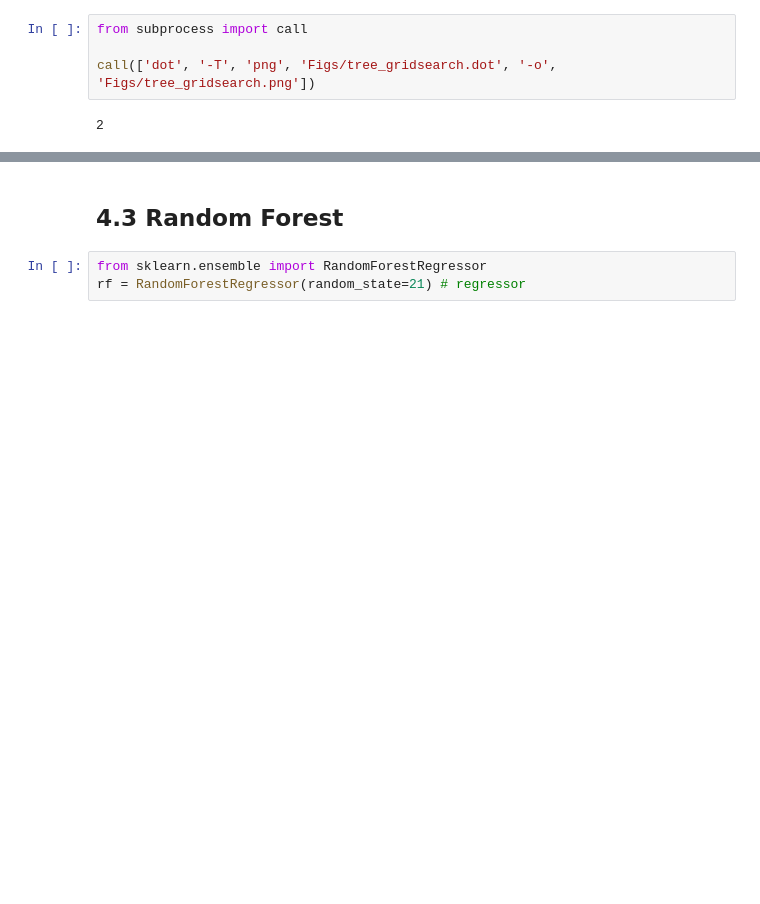
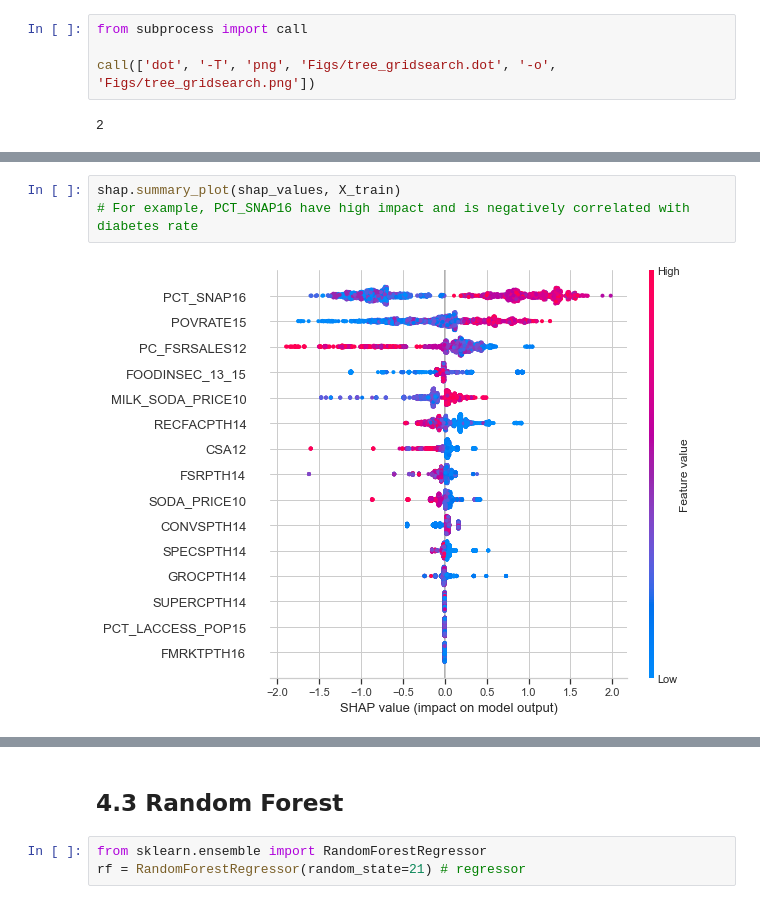
Before and after one commit to BrachyS/Poverty_food_environment_diabetes, a Jupyter notebook: Final_food-poverty-diabetes.ipynb, the cells around one changed output, grey strips where cells are left out. Drawn from its saved outputs; the diff is of its cells as text; blank space fills up the shorter version.

```diff
--- a/Final_food-poverty-diabetes.ipynb
+++ b/Final_food-poverty-diabetes.ipynb
@@ -770,0 +857,5 @@ According to the this tree, the most important feature (root node) is **restaura
+# %%
+shap.summary_plot(shap_values, X_train)
+# For example, PCT_SNAP16 have high impact and is negatively correlated with diabetes rate
+# %% [output]
+[figure, added]
```
Also changed, not shown: parts of 44 cells of this notebook, 22 other files.
